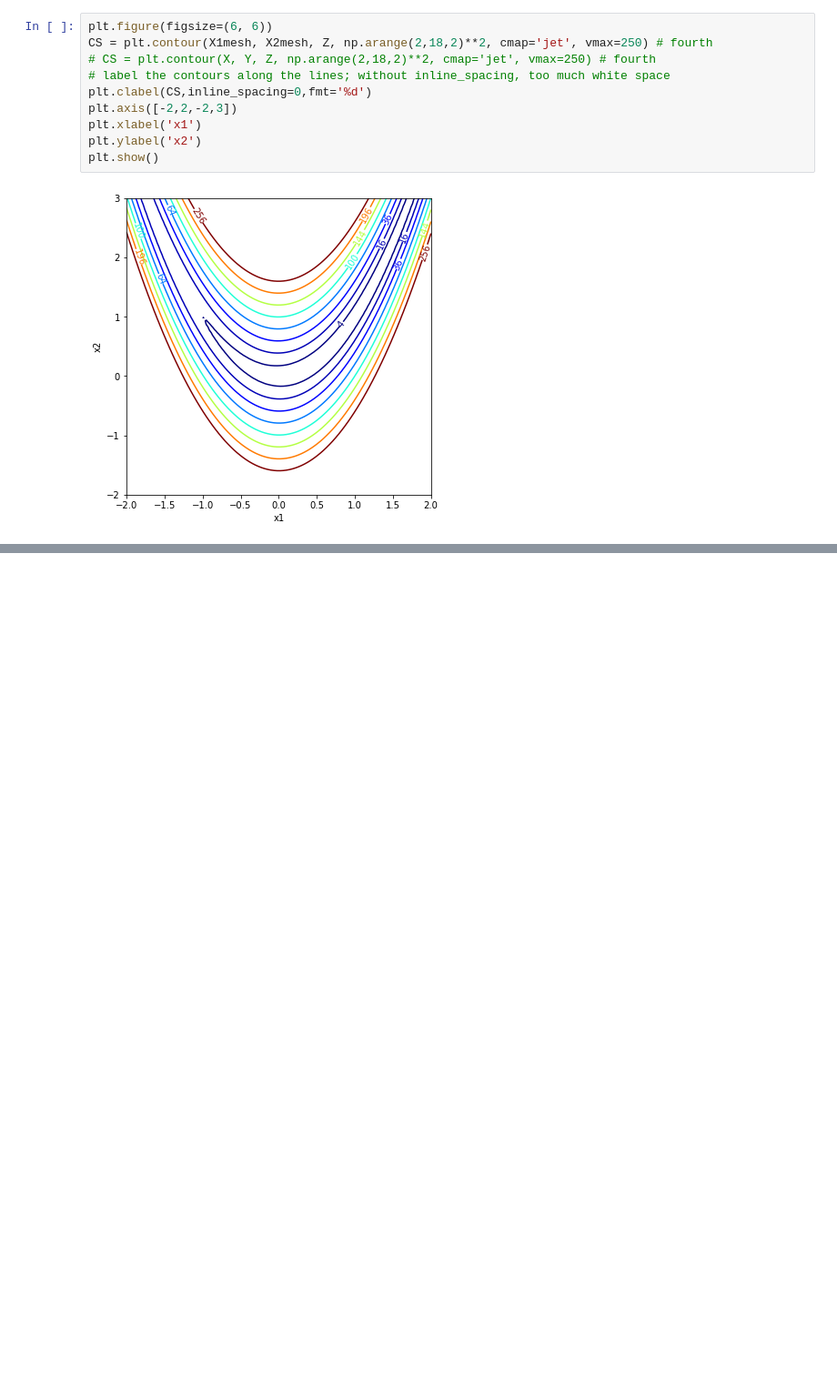
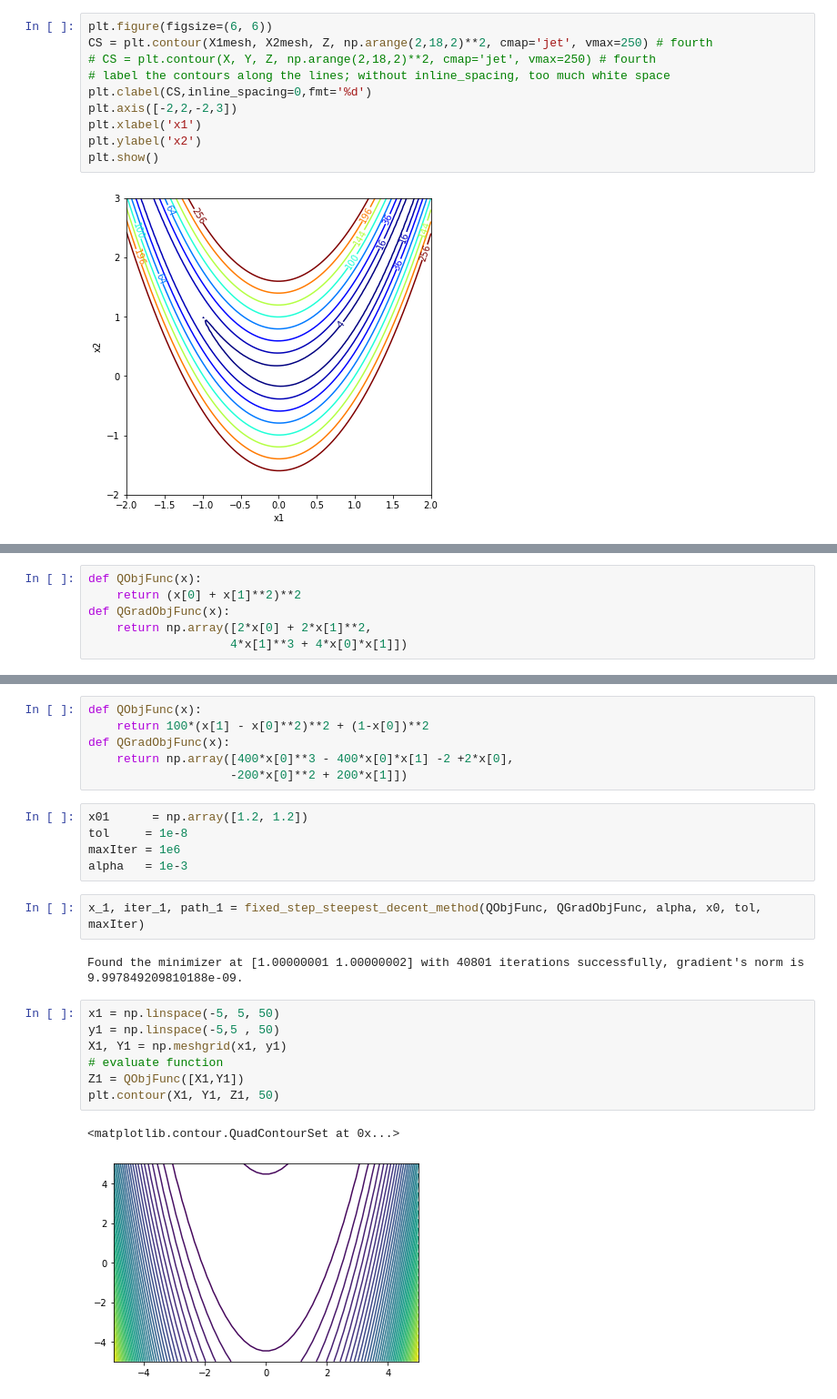
Before and after one commit to linhtrinh1803/Math110A, a Jupyter notebook: 110A.HW1 - Linh Trinh .ipynb, the cells around one changed output, grey strips where cells are left out. Shown at 91% size. Cells and saved outputs as stored; diff of their text form; blank space fills up the shorter version.

```diff
--- a/110A.HW1 - Linh Trinh .ipynb
+++ b/110A.HW1 - Linh Trinh .ipynb
@@ -36,0 +98,6 @@ plt.show()
+# %%
+def QObjFunc(x):
+    return (x[0] + x[1]**2)**2
+def QGradObjFunc(x):
+    return np.array([2*x[0] + 2*x[1]**2,
+                    4*x[1]**3 + 4*x[0]*x[1]])
@@ -36,0 +144,25 @@ plt.show()
+# %%
+def QObjFunc(x):
+    return 100*(x[1] - x[0]**2)**2 + (1-x[0])**2
+def QGradObjFunc(x):
+    return np.array([400*x[0]**3 - 400*x[0]*x[1] -2 +2*x[0],
+                    -200*x[0]**2 + 200*x[1]])
+# %%
+x01      = np.array([1.2, 1.2])
+tol     = 1e-8
+maxIter = 1e6
+alpha   = 1e-3
+# %%
+x_1, iter_1, path_1 = fixed_step_steepest_decent_method(QObjFunc, QGradObjFunc, alpha, x0, tol, maxIter)
+# %% [output]
+Found the minimizer at [1.00000001 1.00000002] with 40801 iterations successfully, gradient's norm is 9.997849209810188e-09.
+# %%
+x1 = np.linspace(-5, 5, 50)
+y1 = np.linspace(-5,5 , 50)
+X1, Y1 = np.meshgrid(x1, y1)
+# evaluate function
+Z1 = QObjFunc([X1,Y1])
+plt.contour(X1, Y1, Z1, 50)
+# %% [output]
+<matplotlib.contour.QuadContourSet at 0x...>
+[figure, added]
```
Also changed, not shown: parts of 22 cells of this notebook.
